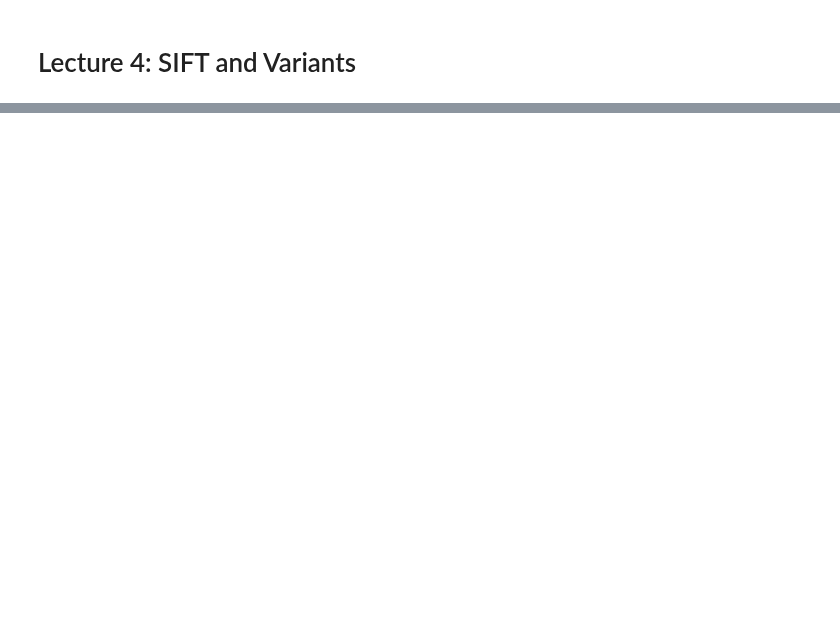
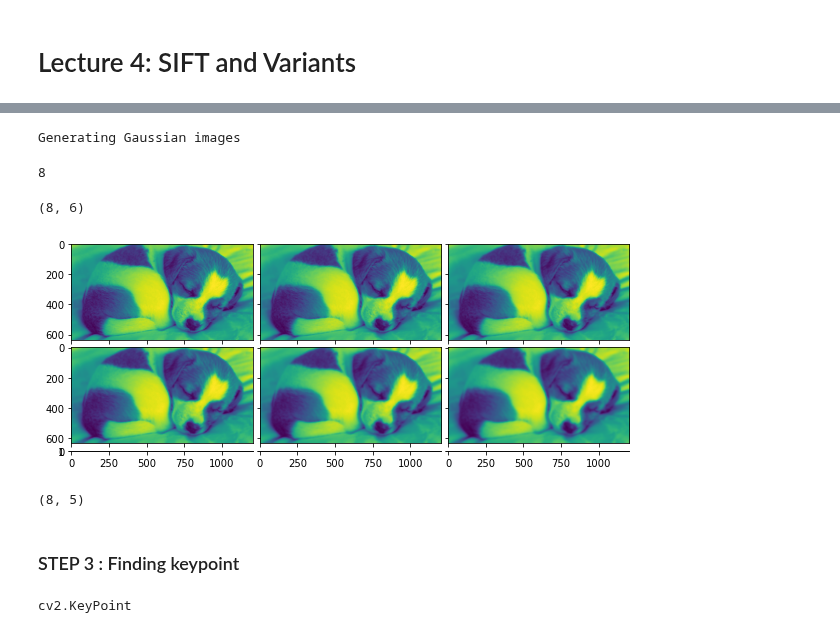
Before and after one commit to DL4CV-NPTEL/Deep-Learning-For-Computer-Vision, a Jupyter notebook: notebooks/Week_2/Week_2_Lecture_4.ipynb, the cells around one changed output, grey strips where cells are left out. Saved outputs shown, nothing was run; the diff lists cells and outputs as text; code cells hidden in the pictures; blank space fills up the shorter version.

```diff
--- a/notebooks/Week_2/Week_2_Lecture_4.ipynb
+++ b/notebooks/Week_2/Week_2_Lecture_4.ipynb
@@ -28,0 +143,53 @@ IPyDisplay.HTML(
+# %%
+def generateGaussianImages(image, num_octaves, gaussian_kernels):
+    """
+    Generate scale-space pyramid of Gaussian images
+    We start with the base image and successively blurring it according to our gaussian kernels.
+    """
+    print('Generating Gaussian images')
+    gaussian_images = []
+
+    for octave_index in range(num_octaves):
+        gaussian_images_in_octave = []
+        gaussian_images_in_octave.append(image)  # first image in octave already has the correct blur
+        for gaussian_kernel in gaussian_kernels[1:]:
+            image = GaussianBlur(image, (0, 0), sigmaX=gaussian_kernel, sigmaY=gaussian_kernel)
+            gaussian_images_in_octave.append(image)
+        gaussian_images.append(gaussian_images_in_octave)
+        octave_base = gaussian_images_in_octave[-3]
+        image = resize(octave_base, (int(octave_base.shape[1] / 2), int(octave_base.shape[0] / 2)), interpolation=INTER_NEAREST)
+    return array(gaussian_images)
+# %%
+gaussian_images = generateGaussianImages(base_img, num_oct, gaussian_kernels)
+# %% [output]
+Generating Gaussian images
+# %%
+len(gaussian_images)
+# %% [output]
+8
+# %%
+gaussian_images.shape
+# %% [output]
+(8, 6)
+# %%
+img1 = gaussian_images[0][0]
+img2 = gaussian_images[0][1]
+img3 = gaussian_images[0][2]
+img4 = gaussian_images[0][3]
+img5 = gaussian_images[0][4]
+img6 = gaussian_images[0][5]
+
+list_of_gaussian_img = [img1, img2, img3, img4, img5, img6]
+# %%
+from mpl_toolkits.axes_grid1 import ImageGrid
+
+fig = plt.figure(figsize=(10.,10.))
+grid = ImageGrid(fig, 111, nrows_ncols=(3,3), axes_pad=0.1)
+
+for ax, im in zip(grid, list_of_gaussian_img):
+    ax.imshow(im)
+
+# if you look at the images, there is increase in the blur effect.
+plt.show()
+# %% [output]
+[figure, added]
@@ -28,0 +210,6 @@ IPyDisplay.HTML(
+# %%
+DOG_image.shape
+# %% [output]
+(8, 5)
+# %% [markdown]
+### STEP 3 : Finding keypoint
@@ -28,0 +384,4 @@ IPyDisplay.HTML(
+# %%
+type(keypoints[0])
+# %% [output]
+cv2.KeyPoint
```
Also changed, not shown: parts of 60 cells of this notebook.
